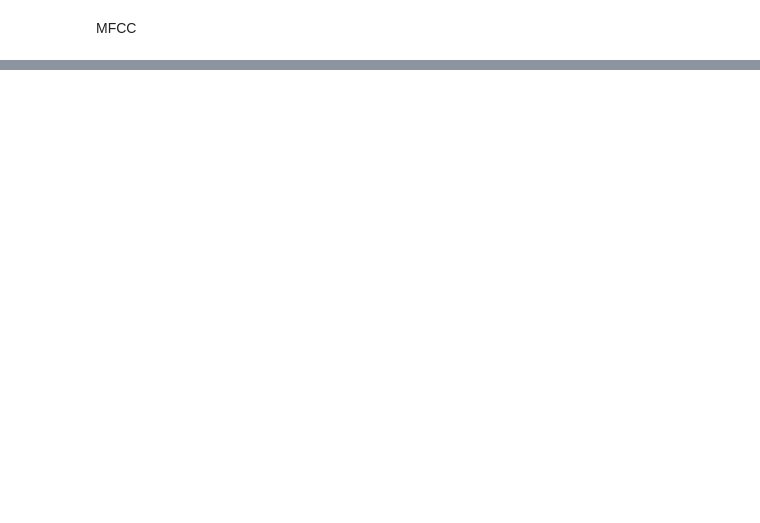
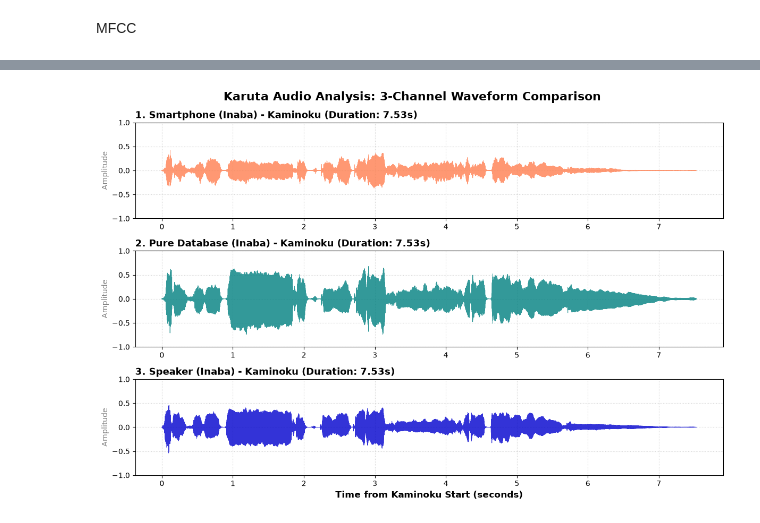
Before and after one commit to JM43-ym/karuta_vosk, a Jupyter notebook: wave_sound.ipynb, the cells around one changed output, grey strips where cells are left out. Saved outputs shown, nothing was run; the diff lists cells and outputs as text; code cells hidden in the pictures; blank space fills up the shorter version.

```diff
--- a/wave_sound.ipynb
+++ b/wave_sound.ipynb
@@ -1033,0 +863,88 @@ print("==================================================")
+# %%
+import numpy as np
+import librosa
+import matplotlib.pyplot as plt
+import warnings
+
+# 警告非表示
+warnings.filterwarnings("ignore")
+
+# ==========================================
+# 1. 設定エリア（稲葉読手・3ファイル構成）
+# ==========================================
+AUDIO_FILES = [
+    # --- 稲葉読手 ---
+    r"C:\Users\misak\Desktop\karuta_vosk\recordings\nanishi_harusu_20260519_170920.wav",      # 1. スマホ: 稲葉
+    r"C:\Users\misak\Desktop\karuta_vosk\karuta_database\002_u.wav",                              # 2. DB生声: 稲葉
+    r"C:\Users\misak\Desktop\karuta_vosk\inaba_harusu_20260628_151052.wav"                       # 3. スピーカー: 稲葉
+]
+
+TITLES = [
+    "1. Smartphone (Inaba)",
+    "2. Pure Database (Inaba)",
+    "3. Speaker (Inaba)"
+]
+
+CROP_REGIONS = [
+    {"start": 15.0, "end": 22.53},  # 1. 稲葉スマホ
+    {"start": 0.0,  "end": -1},     # 2. 稲葉DB (まるごと)
+    {"start": 0.5,  "end": 8.03}    # 3. 稲葉スピーカー
+]
+
+SAMPLERATE = 16000
+
+# ==========================================
+# 2. グラフ描画
+# ==========================================
+# 3つのグラフが綺麗に収まるよう、高さを18から「8」に調整
+fig, axes = plt.subplots(len(AUDIO_FILES), 1, figsize=(12, 8), sharex=False)
+
+# 万が一ファイル数が1つだった場合の配列固定化処理
+if len(AUDIO_FILES) == 1:
+    axes = [axes]
+
+for i, (audio_path, title, region) in enumerate(zip(AUDIO_FILES, TITLES, CROP_REGIONS)):
+    ax = axes[i]
+
+    try:
+        # 音声読み込み
+        y, sr = librosa.load(audio_path, sr=SAMPLERATE, mono=True)
+
+        # 秒数をサンプル数に変換
+        start_sample = int(region["start"] * sr)
+        if region["end"] == -1:
+            end_sample = len(y)
+        else:
+            end_sample = int(region["end"] * sr)
+
+        # 指定区間を切り出し
+        y_cut = y[start_sample:end_sample]
+        times_cut = np.linspace(0, len(y_cut) / sr, len(y_cut))
+
+        # 色分け設定（スマホ＝コーラル、生・DB＝青系）
+        if "Smartphone" in title:
+            plot_color = "coral"
+        elif "Database" in title:
+            plot_color = "teal"
+        else:
+            plot_color = "mediumblue"
+
+        ax.plot(times_cut, y_cut, color=plot_color, alpha=0.8, linewidth=0.6)
+        ax.set_ylim(-1.0, 1.0)
+        ax.set_ylabel("Amplitude", color="gray")
+        ax.grid(True, linestyle=":", alpha=0.6)
+
+        # タイトルに切り出し後の純粋な秒数を表示
+        duration = len(y_cut) / sr
+        ax.set_title(f"{title} - Kaminoku (Duration: {duration:.2f}s)", fontsize=13, fontweight="bold", loc="left")
+
+    except Exception as e:
+        ax.set_title(f"{title} - [エラー: {e}]", color="red", loc="left")
+
+# 最下部の軸ラベルと全体のメインタイトルを設定
+axes[-1].set_xlabel("Time from Kaminoku Start (seconds)", fontsize=12, fontweight="bold")
+plt.suptitle("Karuta Audio Analysis: 3-Channel Waveform Comparison", fontsize=16, fontweight="bold", y=0.98)
+plt.tight_layout()
+plt.show()
+# %% [output]
+[figure, added]
```
Also changed, not shown: parts of 26 cells of this notebook, 4 other files.
